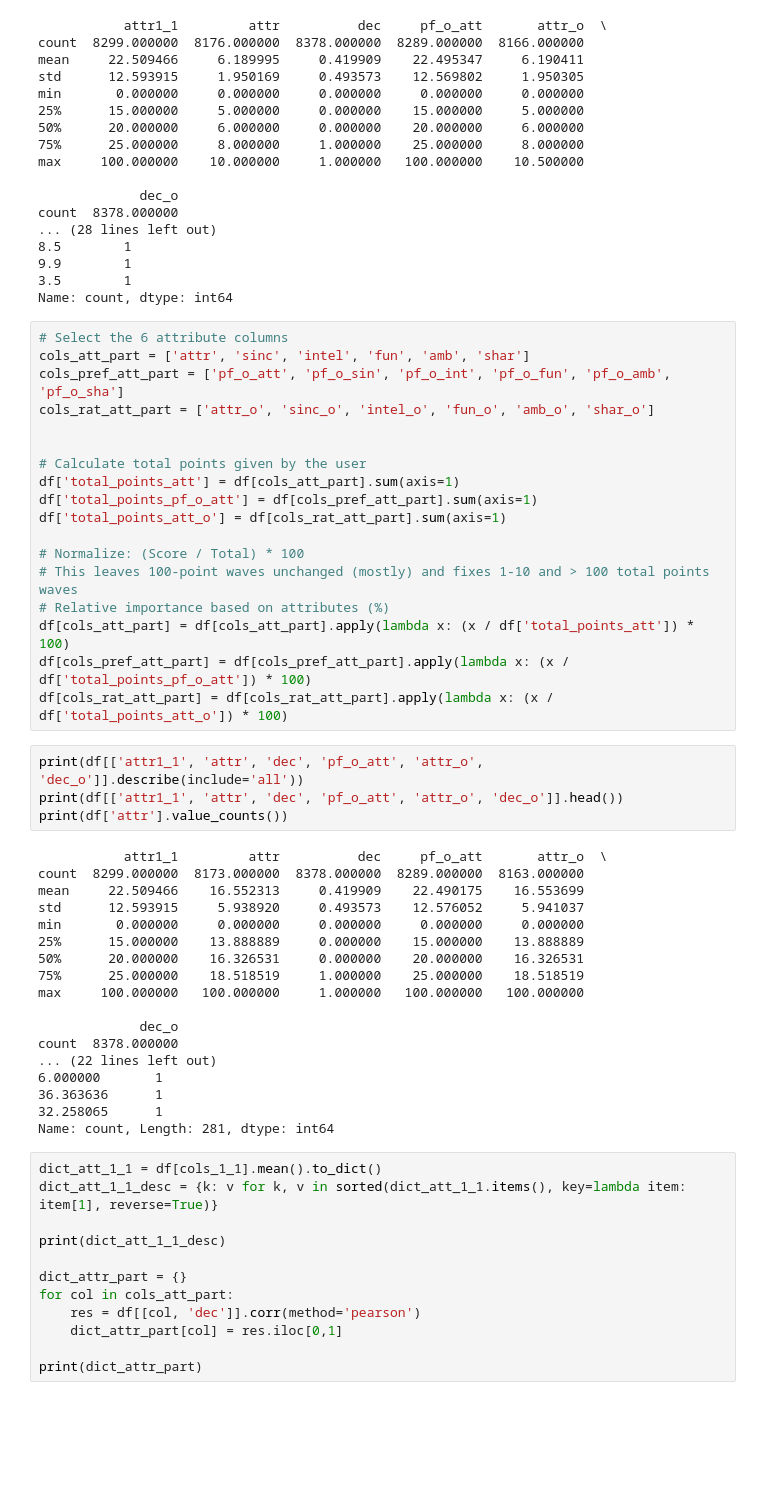
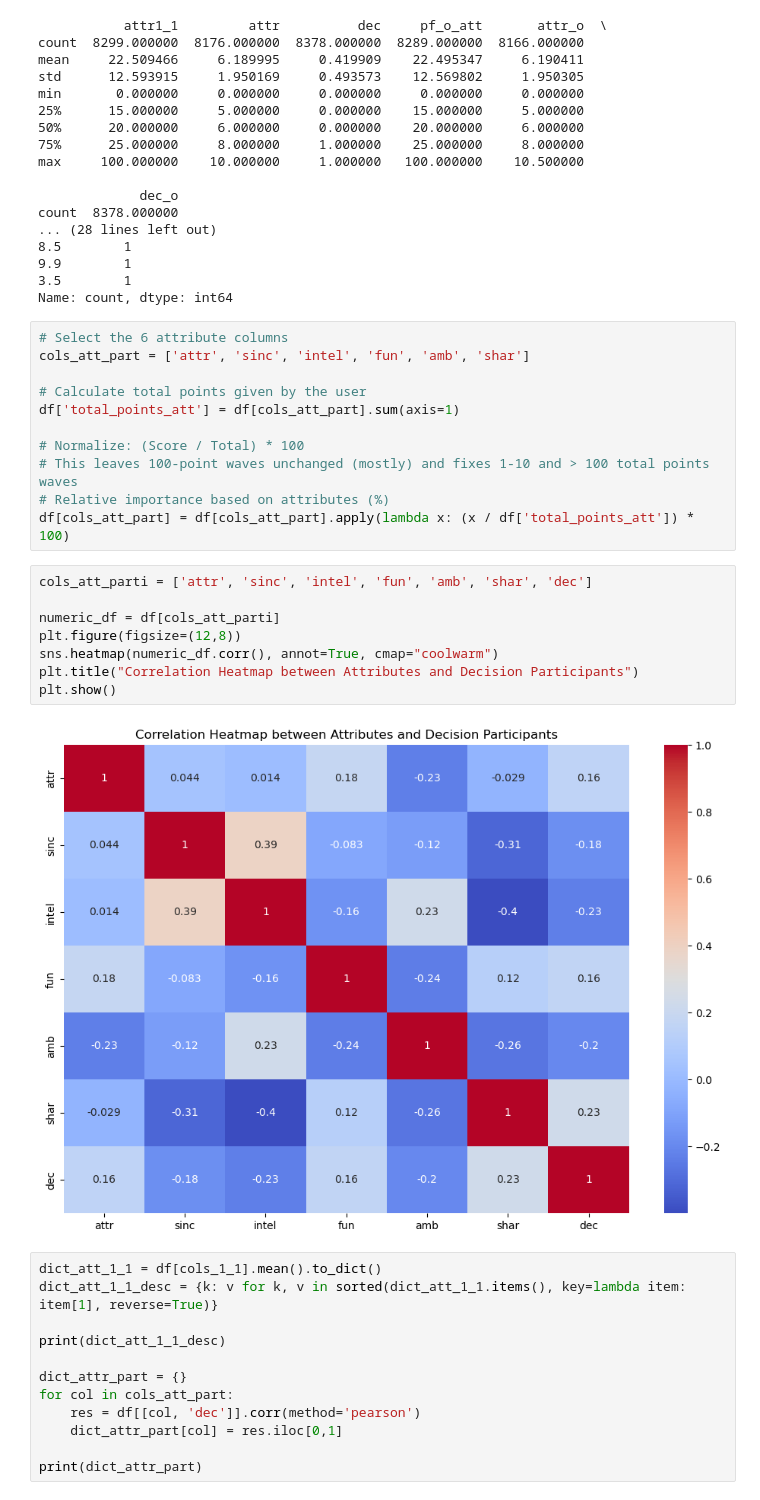
Before and after one commit to paezxavi/jedha_tinder_project, a Jupyter notebook: tinder_project.ipynb, the cells around one changed output. Drawn from its saved outputs; the diff is of its cells as text; blank space fills up the shorter version.

Commit message:
clean code question 2 and add heatmap to confirm pearson corr

```diff
--- a/tinder_project.ipynb
+++ b/tinder_project.ipynb
@@ -266,43 +266,24 @@ Name: count, dtype: int64
 # %%
 # Select the 6 attribute columns
 cols_att_part = ['attr', 'sinc', 'intel', 'fun', 'amb', 'shar']
-cols_pref_att_part = ['pf_o_att', 'pf_o_sin', 'pf_o_int', 'pf_o_fun', 'pf_o_amb', 'pf_o_sha']
-cols_rat_att_part = ['attr_o', 'sinc_o', 'intel_o', 'fun_o', 'amb_o', 'shar_o']
-
 
 # Calculate total points given by the user
 df['total_points_att'] = df[cols_att_part].sum(axis=1)
-df['total_points_pf_o_att'] = df[cols_pref_att_part].sum(axis=1)
-df['total_points_att_o'] = df[cols_rat_att_part].sum(axis=1)
 
 # Normalize: (Score / Total) * 100
 # This leaves 100-point waves unchanged (mostly) and fixes 1-10 and > 100 total points waves
 # Relative importance based on attributes (%)
 df[cols_att_part] = df[cols_att_part].apply(lambda x: (x / df['total_points_att']) * 100)
-df[cols_pref_att_part] = df[cols_pref_att_part].apply(lambda x: (x / df['total_points_pf_o_att']) * 100)
-df[cols_rat_att_part] = df[cols_rat_att_part].apply(lambda x: (x / df['total_points_att_o']) * 100)
-# %%
-print(df[['attr1_1', 'attr', 'dec', 'pf_o_att', 'attr_o', 'dec_o']].describe(include='all'))
-print(df[['attr1_1', 'attr', 'dec', 'pf_o_att', 'attr_o', 'dec_o']].head())
-print(df['attr'].value_counts())
-# %% [output]
-           attr1_1         attr          dec     pf_o_att       attr_o  \
-count  8299.000000  8173.000000  8378.000000  8289.000000  8163.000000
-mean     22.509466    16.552313     0.419909    22.490175    16.553699
-std      12.593915     5.938920     0.493573    12.576052     5.941037
-min       0.000000     0.000000     0.000000     0.000000     0.000000
-25%      15.000000    13.888889     0.000000    15.000000    13.888889
-50%      20.000000    16.326531     0.000000    20.000000    16.326531
-75%      25.000000    18.518519     1.000000    25.000000    18.518519
-max     100.000000   100.000000     1.000000   100.000000   100.000000
-
-             dec_o
-count  8378.000000
-... (22 lines left out)
-6.000000       1
-36.363636      1
-32.258065      1
-Name: count, Length: 281, dtype: int64
+# %%
+cols_att_parti = ['attr', 'sinc', 'intel', 'fun', 'amb', 'shar', 'dec']
+
+numeric_df = df[cols_att_parti]
+plt.figure(figsize=(12,8))
+sns.heatmap(numeric_df.corr(), annot=True, cmap="coolwarm")
+plt.title("Correlation Heatmap between Attributes and Decision Participants")
+plt.show()
+# %% [output]
+[figure, added]
 # %%
 dict_att_1_1 = df[cols_1_1].mean().to_dict()
 dict_att_1_1_desc = {k: v for k, v in sorted(dict_att_1_1.items(), key=lambda item: item[1], reverse=True)}
```
Also changed, not shown: parts of 2 cells of this notebook.
